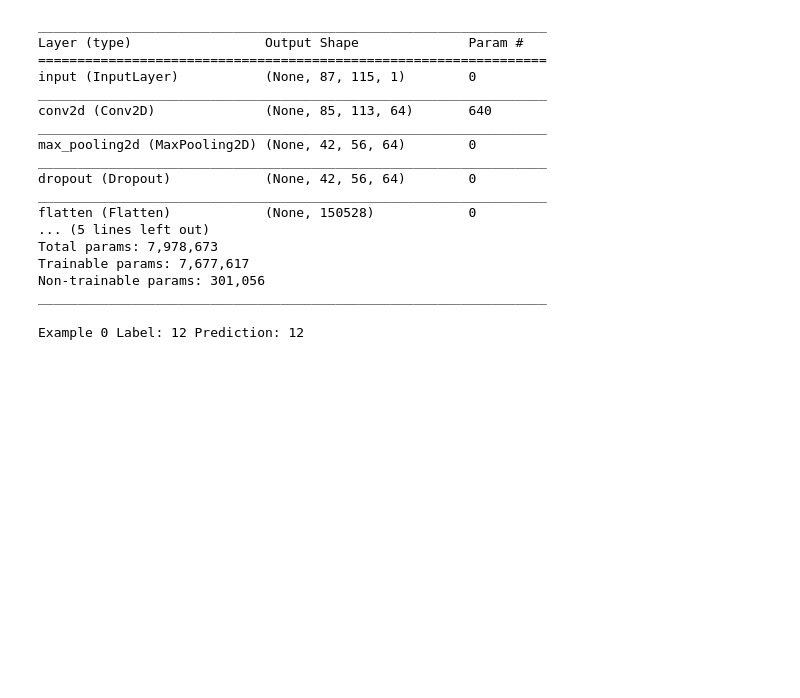
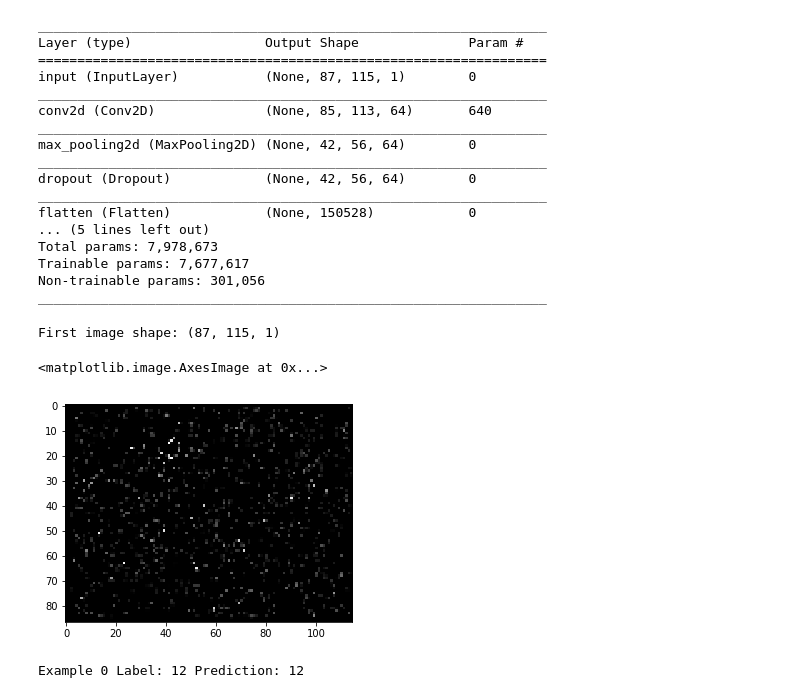
Before and after one commit to braingeneers/organoid-net, a Jupyter notebook: simulated/explain.ipynb, the cells around one changed output. Saved outputs shown, nothing was run; the diff lists cells and outputs as text; code cells hidden in the pictures; blank space fills up the shorter version.

```diff
--- a/simulated/explain.ipynb
+++ b/simulated/explain.ipynb
@@ -96,6 +97,23 @@ training_dataset = create_dataset(
 test_dataset = create_dataset(
     ["s3://braingeneers/{}/{}".format(metadata["data_set"], metadata["test_examples_name"])],
     batch_size, len(metadata["labels"]))
+# %%
+# Display the first image of a batch as a check as well as to get the dimensions
+examples, labels = training_dataset.make_one_shot_iterator().get_next()
+
+# Eager Mode
+# first_image = examples[0].numpy()
+
+# Non Eager Mode
+with tf.Session() as sess:
+    first_image = sess.run(examples)[0]
+
+print("First image shape:", first_image.shape)
+plt.imshow(first_image.reshape(first_image.shape[0], first_image.shape[1]), cmap="gray")
+# %% [output]
+First image shape: (87, 115, 1)
+<matplotlib.image.AxesImage at 0x...>
+[figure, added]
 # %%
 # Extract a batch of test samples and predict the first one
 with tf.Session() as sess:
```
Also changed, not shown: parts of 8 cells of this notebook, 1 other file.
